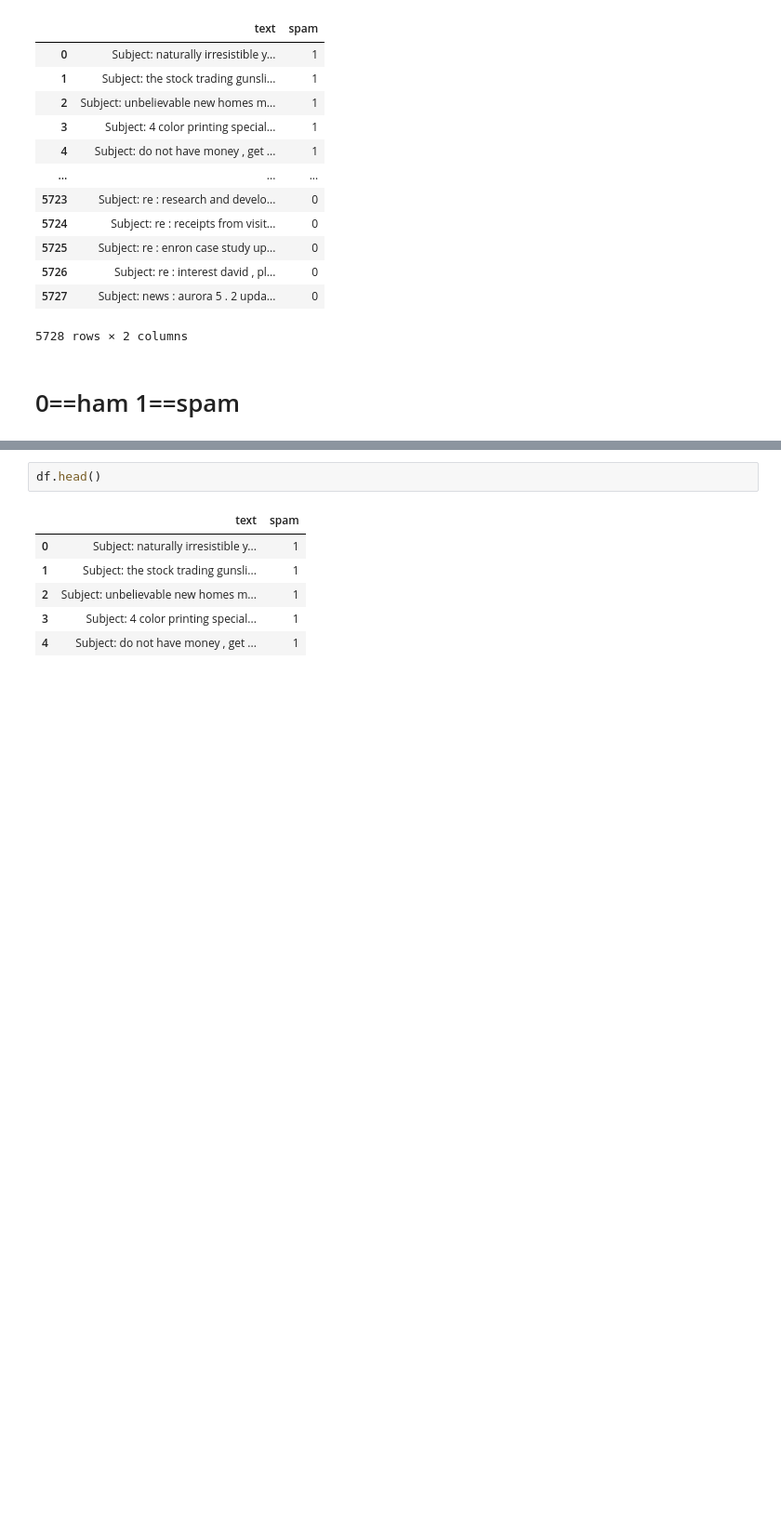
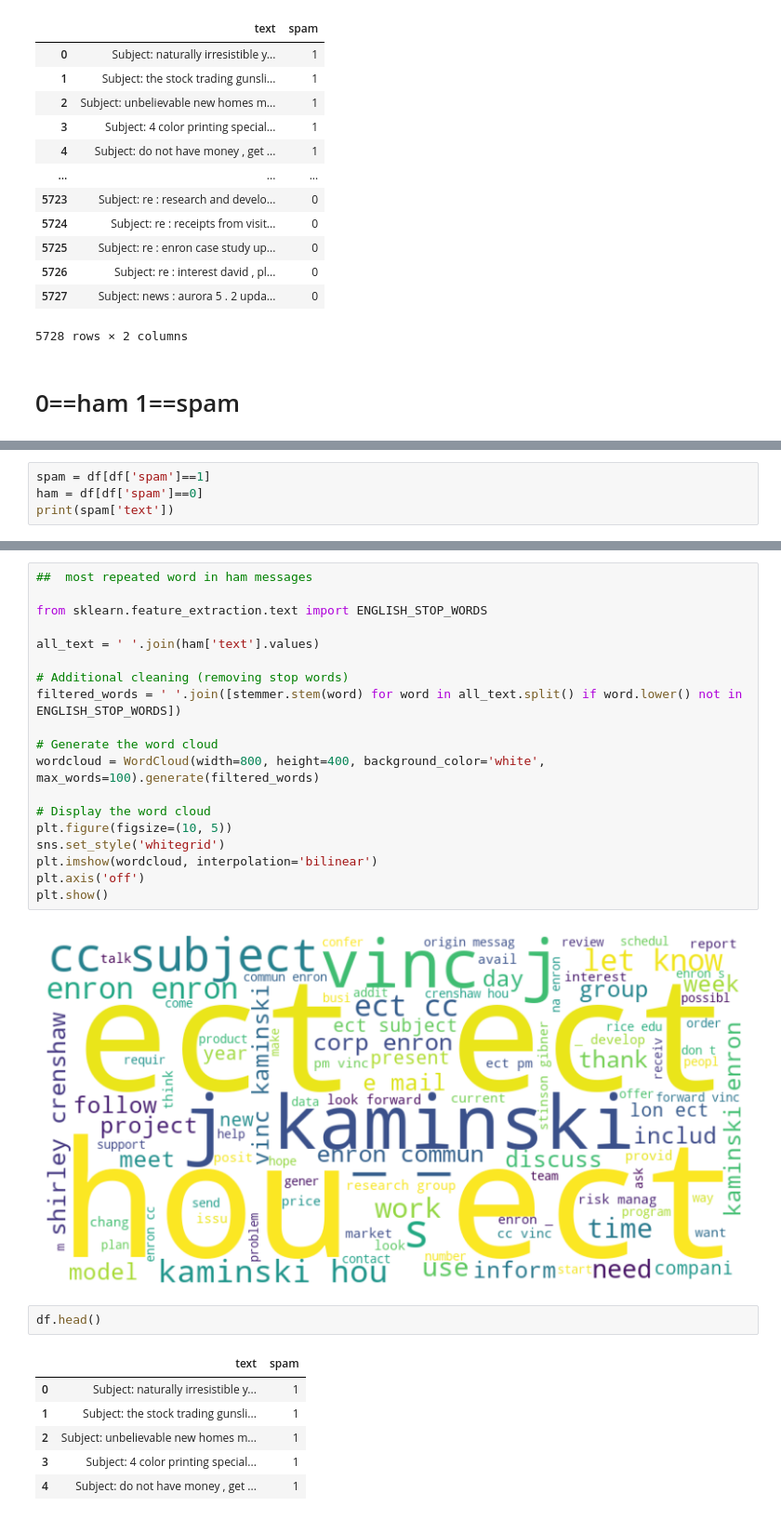
Before and after one commit to Deepak-baghel84/spam-detection, a Jupyter notebook: email_detection.ipynb, the cells around one changed output, grey strips where cells are left out. Shown at 93% size. Drawn from its saved outputs; the diff is of its cells as text; blank space fills up the shorter version.

```diff
--- a/email_detection.ipynb
+++ b/email_detection.ipynb
@@ -29,0 +45,4 @@ df
+# %%
+spam = df[df['spam']==1]
+ham = df[df['spam']==0]
+print(spam['text'])
@@ -30,3 +146,24 @@ df
+# %%
+##  most repeated word in ham messages
+
+from sklearn.feature_extraction.text import ENGLISH_STOP_WORDS
+
+all_text = ' '.join(ham['text'].values)
+
+# Additional cleaning (removing stop words)
+filtered_words = ' '.join([stemmer.stem(word) for word in all_text.split() if word.lower() not in ENGLISH_STOP_WORDS])
+
+# Generate the word cloud
+wordcloud = WordCloud(width=800, height=400, background_color='white', max_words=100).generate(filtered_words)
+
+# Display the word cloud
+plt.figure(figsize=(10, 5))
+sns.set_style('whitegrid')
+plt.imshow(wordcloud, interpolation='bilinear')
+plt.axis('off')
+plt.show()
+# %% [output]
+[figure, added]
 # %%
 df.head()
 # %% [output]
```
Also changed, not shown: parts of 23 cells of this notebook, 4 other files.
